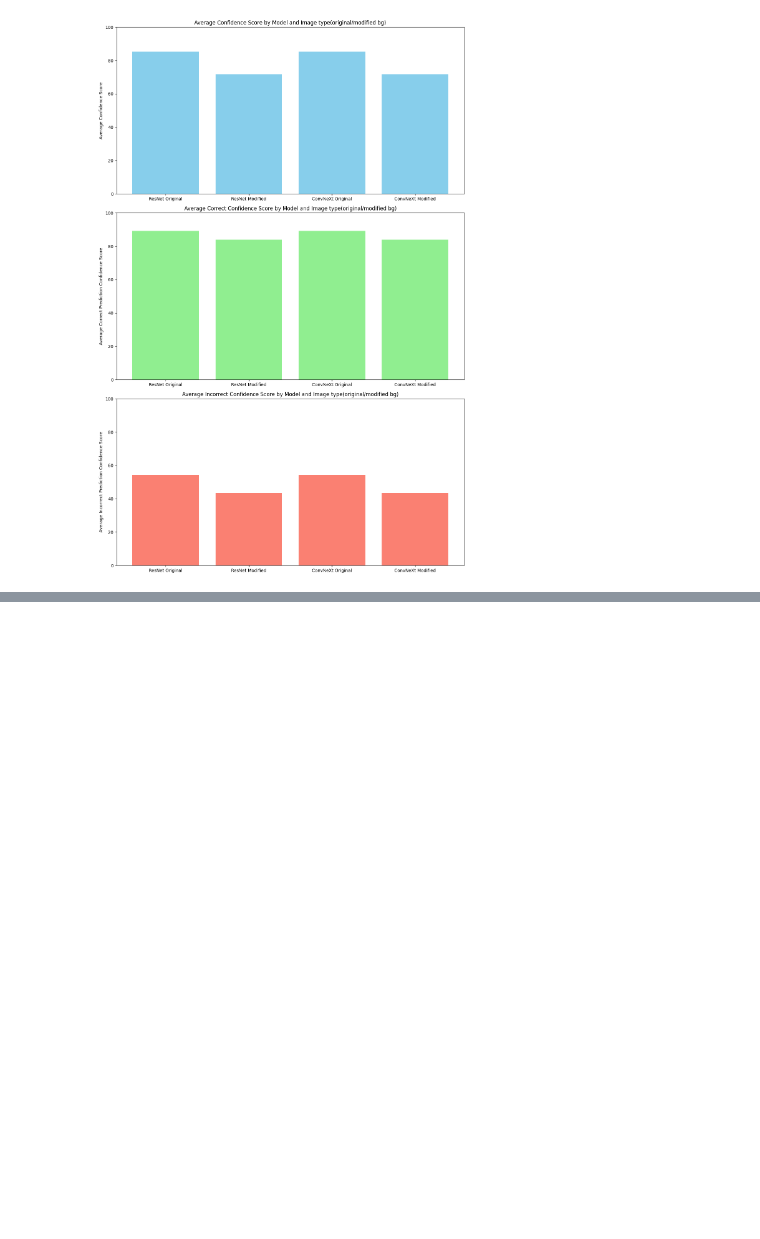
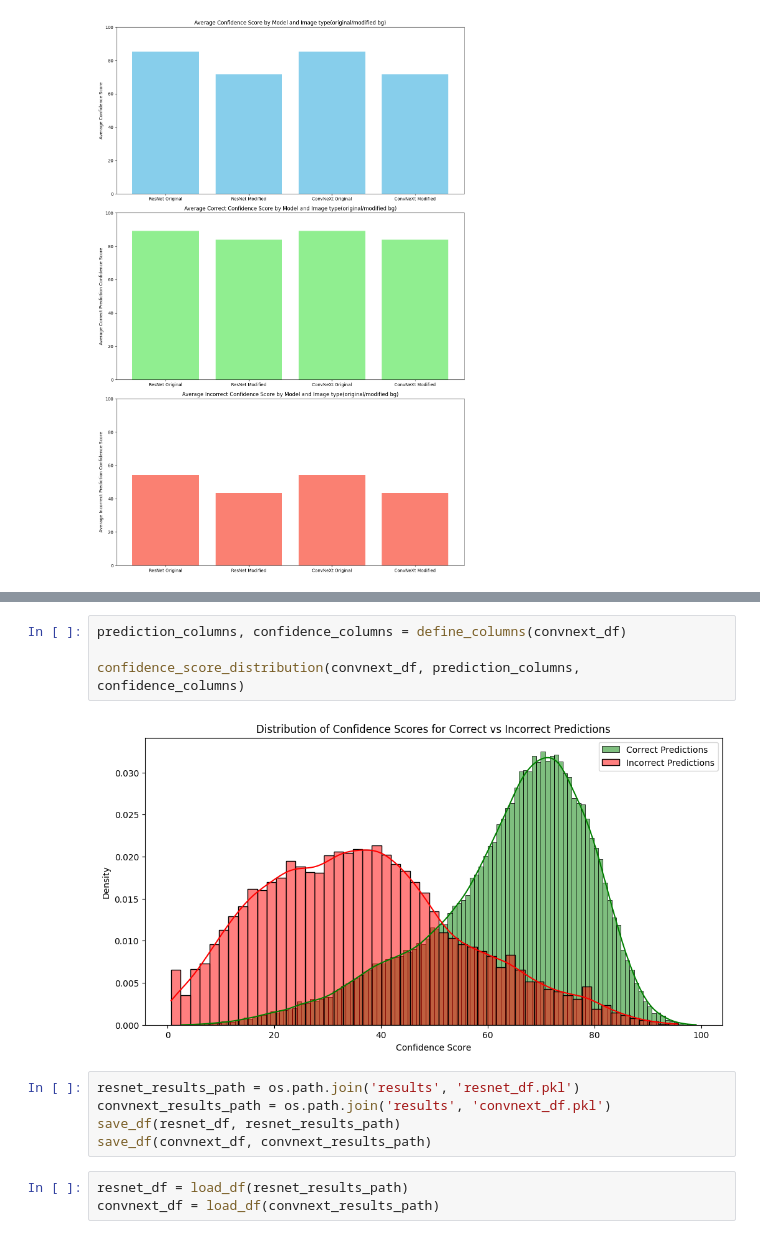
Before and after one commit to paulpel/BackgroundImpactAnalysis, a Jupyter notebook: analysis/research.ipynb, the cells around one changed output, grey strips where cells are left out. Drawn from its saved outputs; the diff is of its cells as text; blank space fills up the shorter version.

```diff
--- a/analysis/research.ipynb
+++ b/analysis/research.ipynb
@@ -379,0 +466,14 @@ plt.show()
+# %%
+prediction_columns, confidence_columns = define_columns(convnext_df)
+
+confidence_score_distribution(convnext_df, prediction_columns, confidence_columns)
+# %% [output]
+[figure, added]
+# %%
+resnet_results_path = os.path.join('results', 'resnet_df.pkl')
+convnext_results_path = os.path.join('results', 'convnext_df.pkl')
+save_df(resnet_df, resnet_results_path)
+save_df(convnext_df, convnext_results_path)
+# %%
+resnet_df = load_df(resnet_results_path)
+convnext_df = load_df(convnext_results_path)
```
Also changed, not shown: parts of 14 cells of this notebook, 22 other files.
